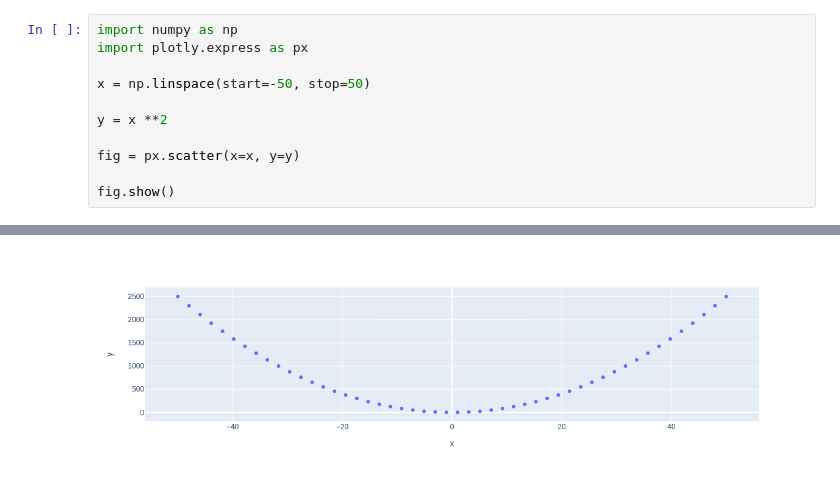
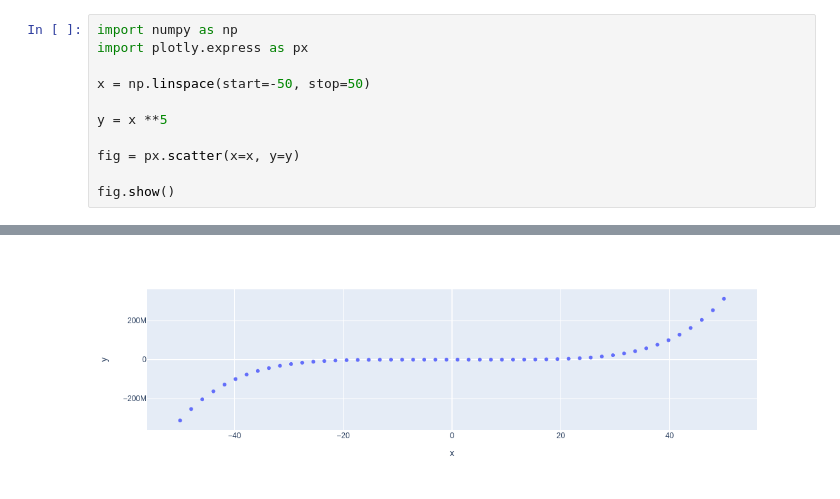
Before and after one commit to wangdemo2018/my-notebooks-repo, a Jupyter notebook: experiment1.ipynb, the cells around one changed output, grey strips where cells are left out. Drawn from its saved outputs; the diff is of its cells as text.

```diff
--- a/experiment1.ipynb
+++ b/experiment1.ipynb
@@ -4,7 +4,7 @@ import plotly.express as px
 
 x = np.linspace(start=-50, stop=50)
 
-y = x **2
+y = x **5
 
 fig = px.scatter(x=x, y=y)
 
@@ -14 +13 @@ fig.show()
-[figure, old version]
+[figure, new version]
```
Also changed, not shown: parts of 1 cell of this notebook.
